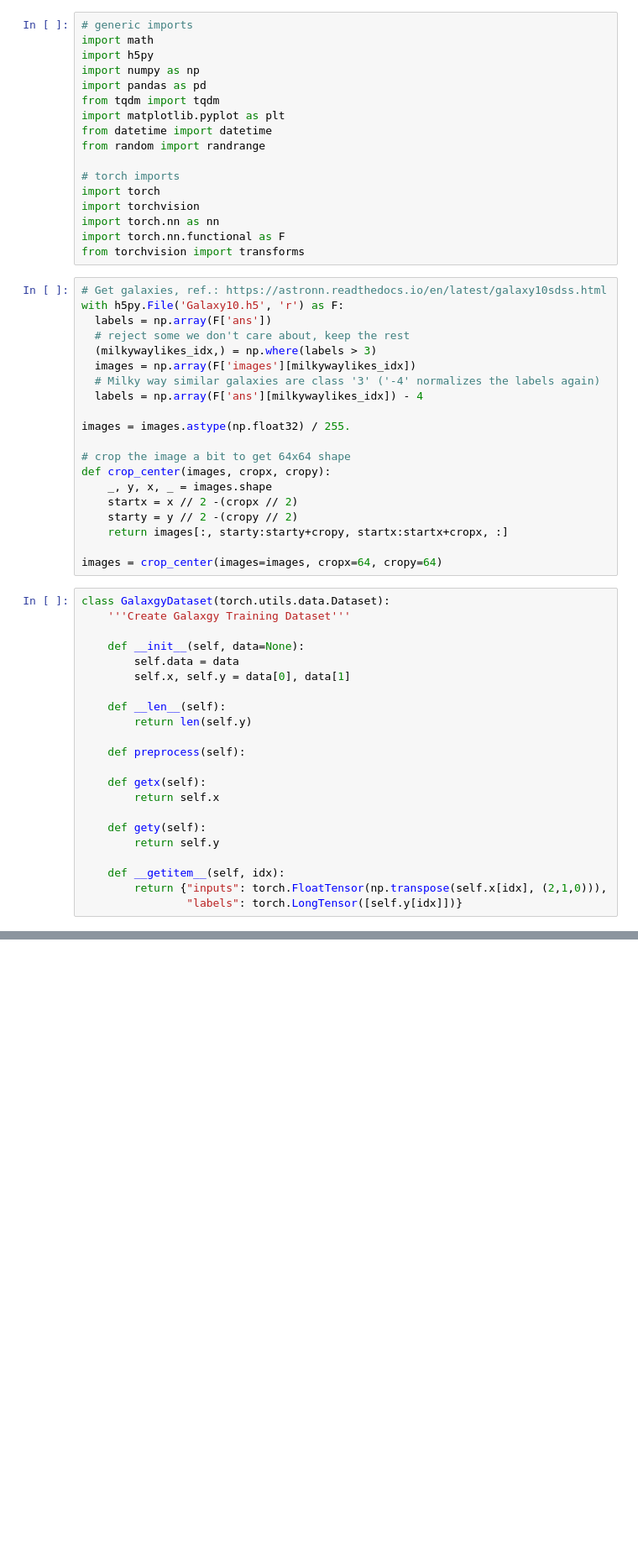
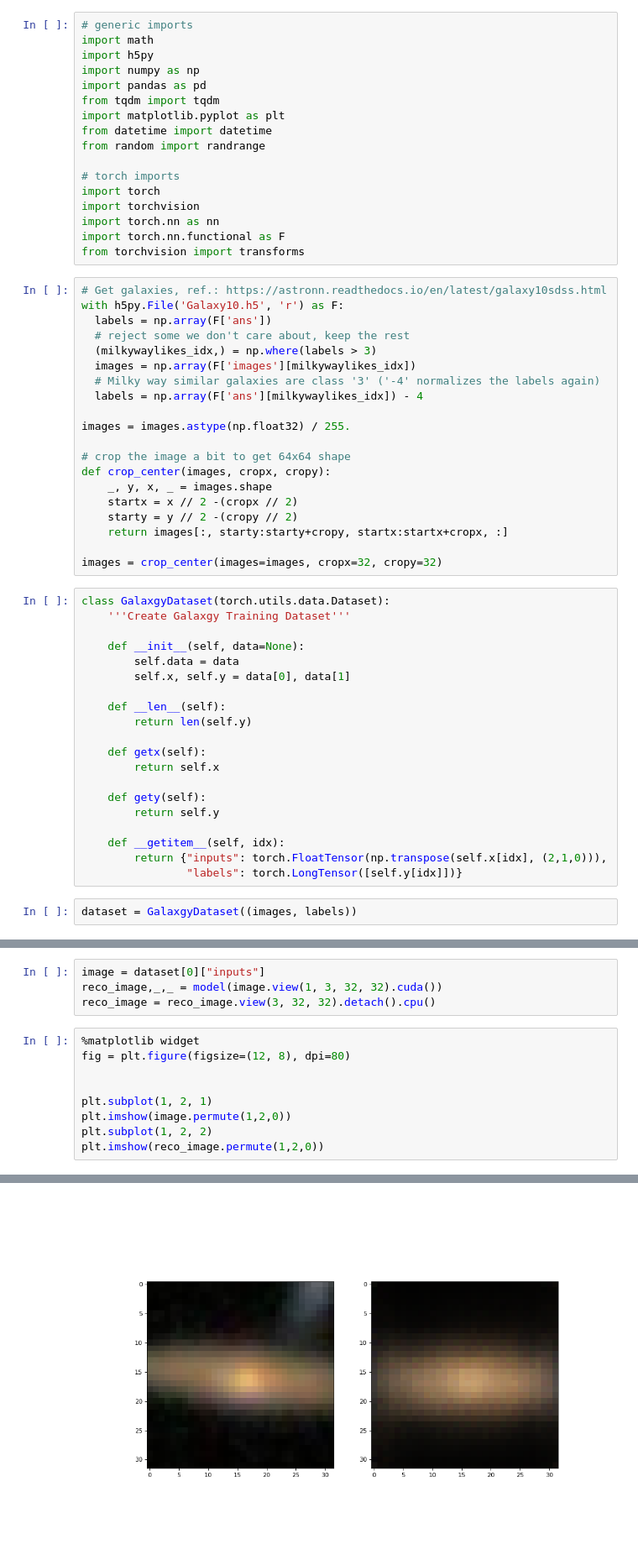
Before and after one commit to wesmail/DeepLearningWorkshope, a Jupyter notebook: VAEGalaxgy.ipynb, the cells around one changed output, grey strips where cells are left out. Shown at 84% size. Saved outputs shown, nothing was run; the diff lists cells and outputs as text; blank space fills up the shorter version.

Commit message:
upload VAE for galaxy dataset v2

```diff
--- a/VAEGalaxgy.ipynb
+++ b/VAEGalaxgy.ipynb
@@ -34,7 +34,7 @@ def crop_center(images, cropx, cropy):
     starty = y // 2 -(cropy // 2)
     return images[:, starty:starty+cropy, startx:startx+cropx, :]
 
-images = crop_center(images=images, cropx=64, cropy=64)
+images = crop_center(images=images, cropx=32, cropy=32)
 # %%
 class GalaxgyDataset(torch.utils.data.Dataset):
     '''Create Galaxgy Training Dataset'''
@@ -46,8 +46,6 @@ class GalaxgyDataset(torch.utils.data.Dataset):
     def __len__(self):
         return len(self.y)
 
-    def preprocess(self):
-
     def getx(self):
         return self.x
 
@@ -57,3 +55,5 @@ class GalaxgyDataset(torch.utils.data.Dataset):
     def __getitem__(self, idx):
         return {"inputs": torch.FloatTensor(np.transpose(self.x[idx], (2,1,0))),
                 "labels": torch.LongTensor([self.y[idx]])}
+# %%
+dataset = GalaxgyDataset((images, labels))
@@ -59,0 +198,14 @@ class GalaxgyDataset(torch.utils.data.Dataset):
+# %%
+image = dataset[0]["inputs"]
+reco_image,_,_ = model(image.view(1, 3, 32, 32).cuda())
+reco_image = reco_image.view(3, 32, 32).detach().cpu()
+# %%
+%matplotlib widget
+fig = plt.figure(figsize=(12, 8), dpi=80)
+
+
+plt.subplot(1, 2, 1)
+plt.imshow(image.permute(1,2,0))
+plt.subplot(1, 2, 2)
+plt.imshow(reco_image.permute(1,2,0))
+# %% [output]
@@ -59,0 +213 @@ class GalaxgyDataset(torch.utils.data.Dataset):
+[figure, added]
```
Also changed, not shown: parts of 5 cells of this notebook.
